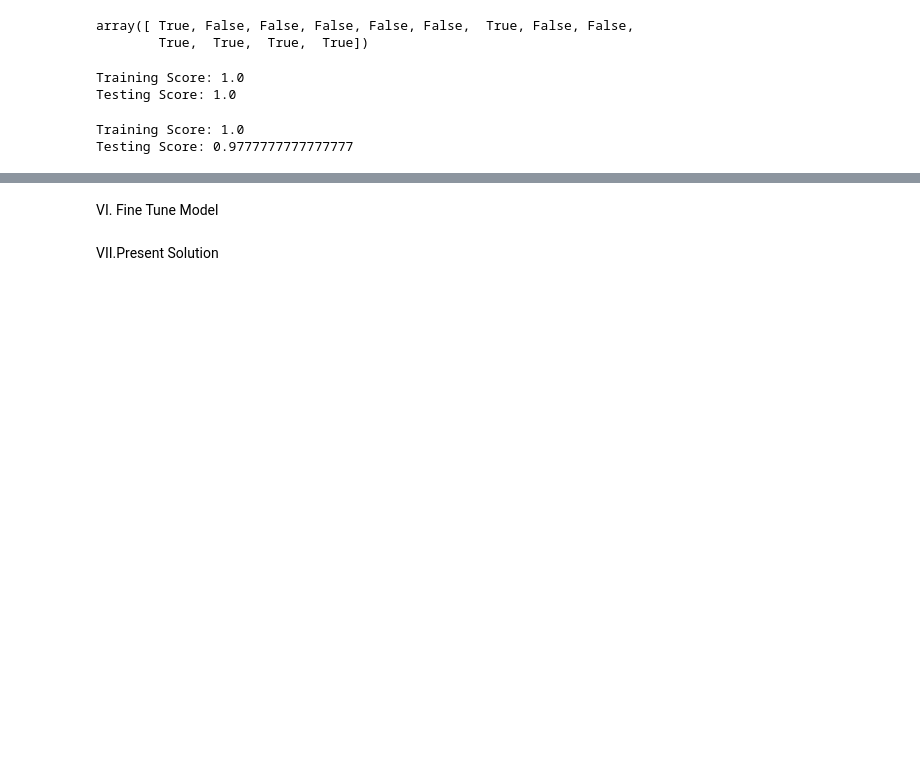
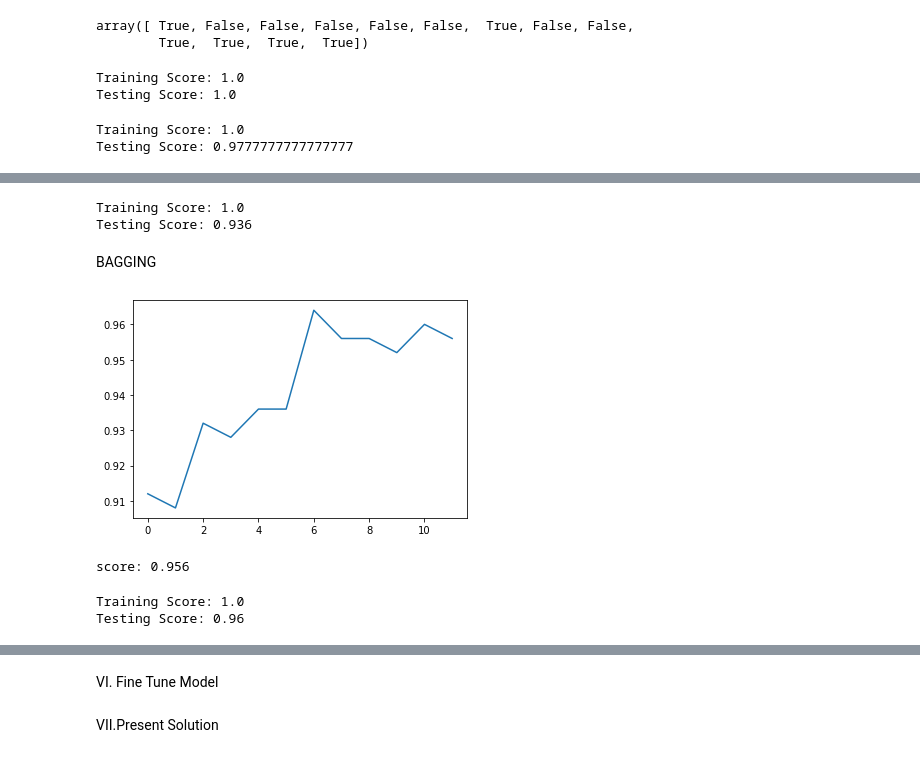
Before and after one commit to ASwigart/Group_Project_4, a Jupyter notebook: GP4_data_analysis.ipynb, the cells around one changed output, grey strips where cells are left out. Saved outputs shown, nothing was run; the diff lists cells and outputs as text; code cells hidden in the pictures; blank space fills up the shorter version.

```diff
--- a/GP4_data_analysis.ipynb
+++ b/GP4_data_analysis.ipynb
@@ -390,0 +344,11 @@ Testing Score: 0.9777777777777777
+# %%
+X,y = make_classification(random_state=30, n_features=3, n_informative=3, n_redundant=0, n_samples=1000)
+# X= winedata_df(X)
+X_train, X_test, y_train, y_test = train_test_split(X,y, random_state=1)
+scaler = StandardScaler(). fit(X_train)
+X_train_scaled = scaler.transform(X_train)
+X_test_scaled= scaler.transform(X_test)
+# %%
+clf = tree.DecisionTreeClassifier(). fit(X_train_scaled, y_train)
+y_pred = clf.predict(X_test_scaled)
+confusion_matrix(y_test, y_pred)
@@ -390,0 +373,40 @@ Testing Score: 0.9777777777777777
+# %%
+print(f'Training Score: {clf.score(X_train_scaled, y_train)}')
+print(f'Testing Score: {clf.score(X_test_scaled, y_test)}')
+# %% [output]
+Training Score: 1.0
+Testing Score: 0.936
+# %% [markdown]
+BAGGING
+# %%
+clfs = []
+scores = []
+for i in range(12):
+
+#     Sample
+    X_train_scaled_bootstrap, y_train_bootstrap = resample(X_train_scaled, y_train, random_state=i)
+
+#    decision tree and classifiers
+    clf = DecisionTreeClassifier(random_state=i+200). fit(X_train_scaled_bootstrap, y_train_bootstrap)
+    clfs.append(clf)
+
+#   Take median score of all the created classifiers
+    y_preds = [clf.predict(X_test_scaled) for clf in clfs]
+    y_pred = pd.DataFrame(y_preds). median(). round()
+    score = score = accuracy_score(y_test, y_pred)
+    scores.append(score)
+
+plt.plot(scores)
+plt.show()
+print(f'score: {score}')
+# %% [output]
+[figure, added]
+score: 0.956
+# %%
+from sklearn.ensemble import RandomForestClassifier
+clf = RandomForestClassifier(random_state=1, n_estimators=50).fit(X_train_scaled, y_train)
+print(f'Training Score: {clf.score(X_train_scaled, y_train)}')
+print(f'Testing Score: {clf.score(X_test_scaled, y_test)}')
+# %% [output]
+Training Score: 1.0
+Testing Score: 0.96
```
Also changed, not shown: parts of 35 cells of this notebook, 2 other files.
